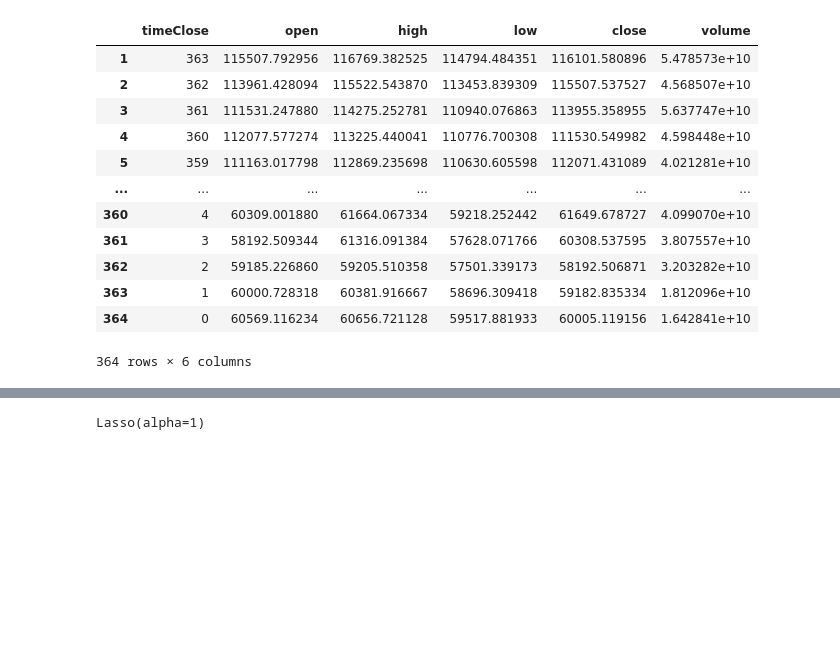
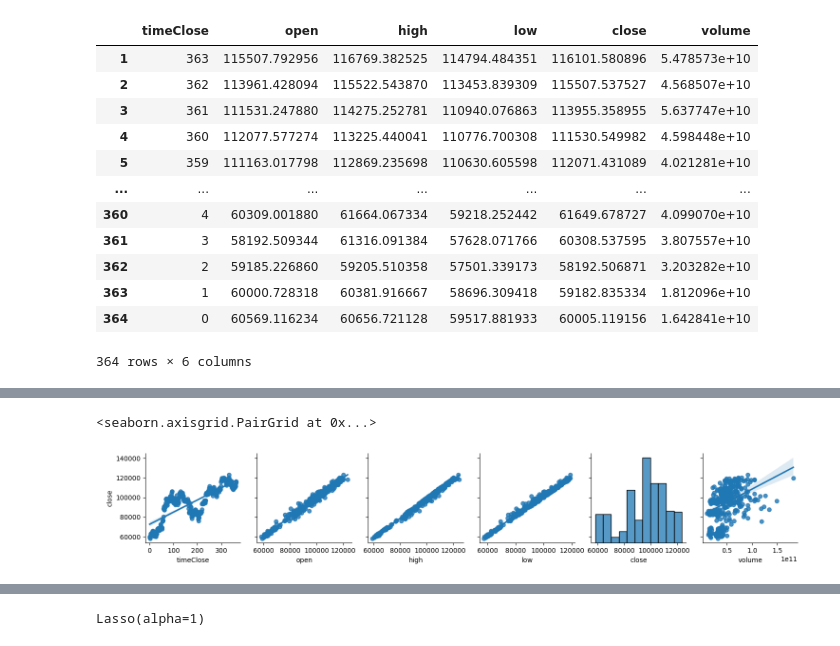
Before and after one commit to hose-ay1/aiqf-cyrpto, a Jupyter notebook: bitcoin_regression copy.ipynb, the cells around one changed output, grey strips where cells are left out. Cells and saved outputs as stored; diff of their text form; code cells hidden in the pictures; blank space fills up the shorter version.

```diff
--- a/bitcoin_regression copy.ipynb
+++ b/bitcoin_regression copy.ipynb
@@ -128,0 +133,5 @@ ethereum_df
+# %%
+sns.pairplot(df, y_vars=['close'], kind='reg')
+# %% [output]
+<seaborn.axisgrid.PairGrid at 0x...>
+[figure, added]
```
Also changed, not shown: parts of 27 cells of this notebook, 9 other files.
